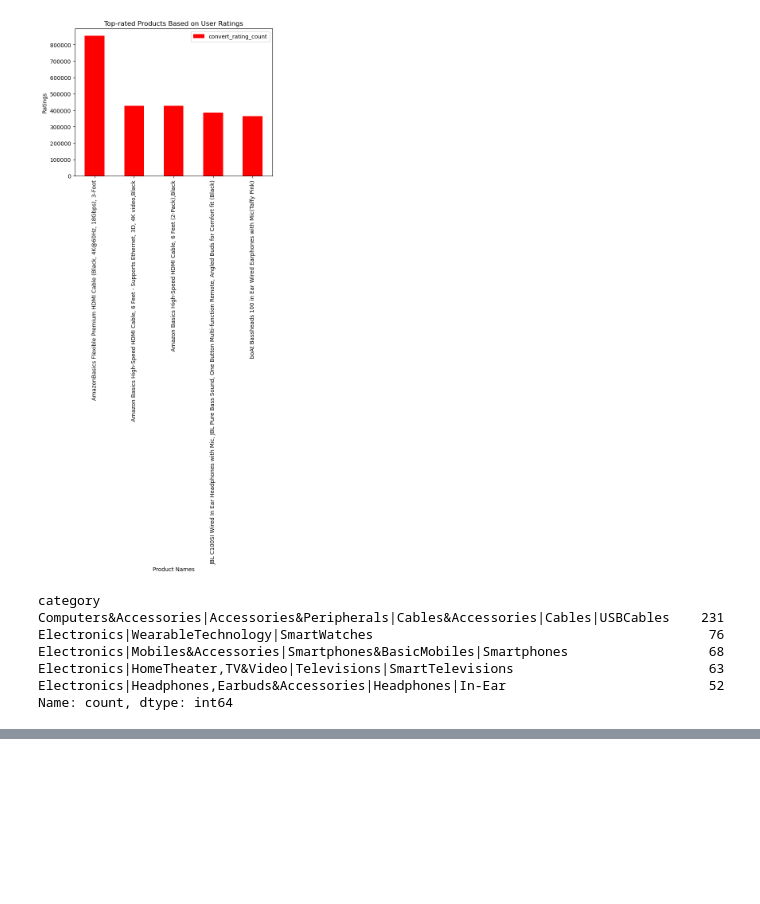
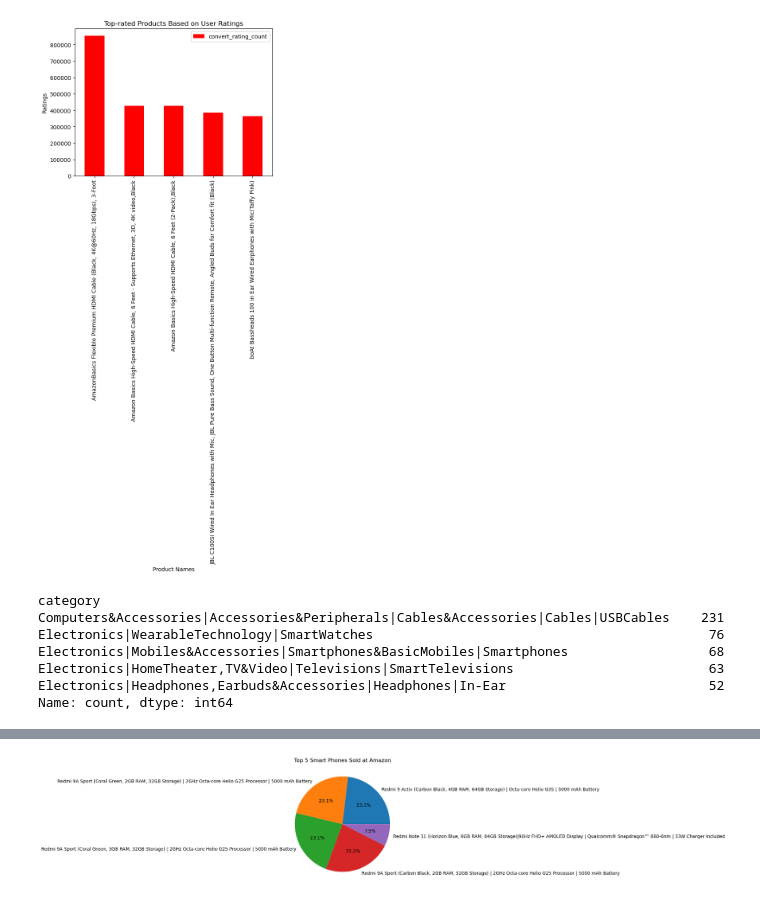
Before and after one commit to calvinhoang203/Analysis-of-Amazon-Sales-Trend, a Jupyter notebook: Amazon Sales Trend.ipynb, the cells around one changed output, grey strips where cells are left out. Saved outputs shown, nothing was run; the diff lists cells and outputs as text; code cells hidden in the pictures; blank space fills up the shorter version.

```diff
--- a/Amazon Sales Trend.ipynb
+++ b/Amazon Sales Trend.ipynb
@@ -246,3 +272,3 @@ wearable_tech
 # %%
-mobile_accessories = amazon_data[amazon_data['category'] == 'Electronics|Mobiles&Accessories|Smartphones&BasicMobiles|Smartphones']
-mobile_accessories
+smart_phones = amazon_data[amazon_data['category'] == 'Electronics|Mobiles&Accessories|Smartphones&BasicMobiles|Smartphones']
+smart_phones = smart_phones.drop(columns=['convert_rating_count'])
@@ -262,0 +275,9 @@ mobile_accessories
+# %%
+convert_rating_count_smart_phones = [] # an empty list
+for index, row in smart_phones.iterrows():
+    convert_rating_count_smart_phones.append(str(row['rating_count']).replace(",",""))  # remove the comma
+convert_rating_count_smart_phones = [int(i) for i in convert_rating_count_smart_phones]
+smart_phones['convert_rating_count_smart_phones'] = convert_rating_count_smart_phones
+top_5_smart_phones = smart_phones.groupby('product_name').sum().sort_values(by='convert_rating_count_smart_phones', ascending = False)
+top_5 = top_5_smart_phones.iloc[0:5,[0,1,15]]
+top_5
@@ -263 +292,10 @@ mobile_accessories
+# %%
+# Pie chart for top 5 products in Smart Phones category
+smart_phones_pie_chart = smart_phones.groupby('product_name')['convert_rating_count_smart_phones'].sum()
+top_5_smart_phones = smart_phones_pie_chart.sort_values(ascending=False).head(5)
+plt.title('Top 5 Smart Phones Sold at Amazon')
+plt.pie(top_5_smart_phones, labels = top_5_smart_phones.index, autopct='%1.1f%%')
+plt.show()
+# %% [output]
+[figure, added]
 # %%
```
Also changed, not shown: parts of 20 cells of this notebook.
